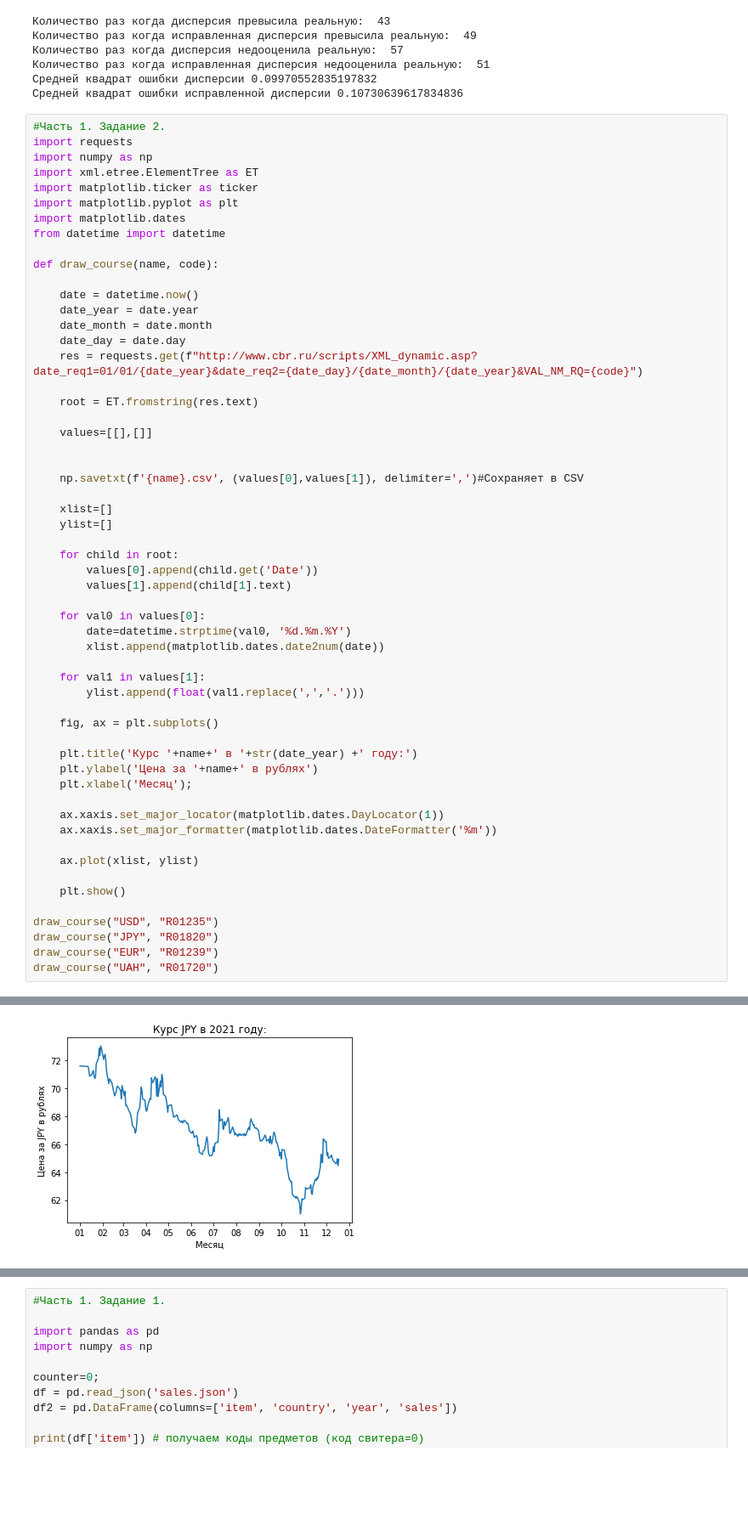
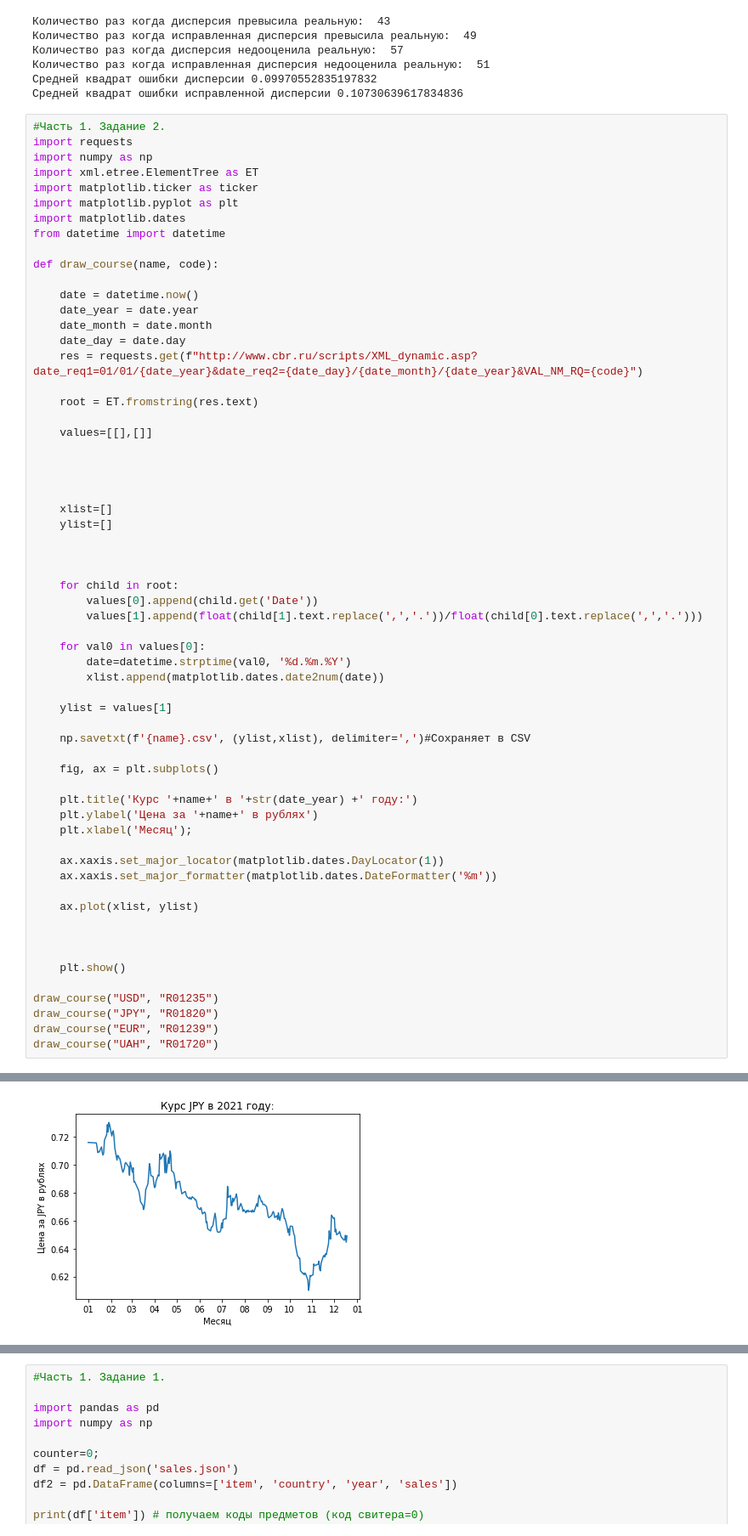
Before and after one commit to novikovMLtest/Lab1ML, a Jupyter notebook: Lab1.ipynb, the cells around one changed output, grey strips where cells are left out. Shown at 85% size. Cells and saved outputs as stored; diff of their text form; blank space fills up the shorter version.

```diff
--- a/Lab1.ipynb
+++ b/Lab1.ipynb
@@ -327,40 +327,45 @@ def draw_course(name, code):
     values=[[],[]]
 
 
-    np.savetxt(f'{name}.csv', (values[0],values[1]), delimiter=',')#Сохраняет в CSV
+
 
     xlist=[]
     ylist=[]
 
+
+
     for child in root:
         values[0].append(child.get('Date'))
-        values[1].append(child[1].text)
+        values[1].append(float(child[1].text.replace(',','.'))/float(child[0].text.replace(',','.')))
 
     for val0 in values[0]:
         date=datetime.strptime(val0, '%d.%m.%Y')
         xlist.append(matplotlib.dates.date2num(date))
 
-    for val1 in values[1]:
-        ylist.append(float(val1.replace(',','.')))
+    ylist = values[1]
+
+    np.savetxt(f'{name}.csv', (ylist,xlist), delimiter=',')#Сохраняет в CSV
 
     fig, ax = plt.subplots()
 
     plt.title('Курс '+name+' в '+str(date_year) +' году:')
     plt.ylabel('Цена за '+name+' в рублях')
     plt.xlabel('Месяц');
 
     ax.xaxis.set_major_locator(matplotlib.dates.DayLocator(1))
     ax.xaxis.set_major_formatter(matplotlib.dates.DateFormatter('%m'))
 
     ax.plot(xlist, ylist)
 
+
+
     plt.show()
 
 draw_course("USD", "R01235")
 draw_course("JPY", "R01820")
 draw_course("EUR", "R01239")
 draw_course("UAH", "R01720")
 # %% [output]
 [figure]
-[figure, old version]
+[figure, new version]
 [figure]
```
Also changed, not shown: parts of 2 cells of this notebook.
